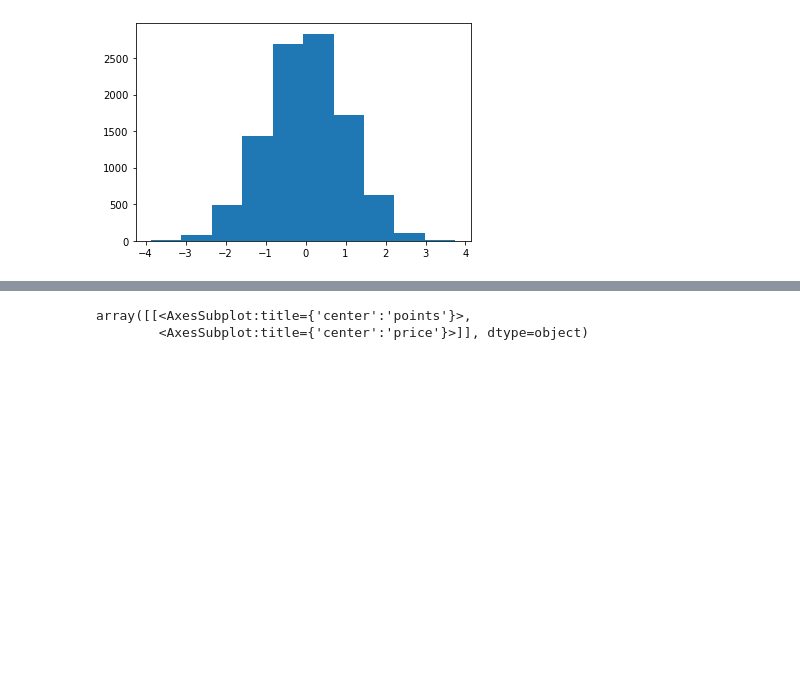
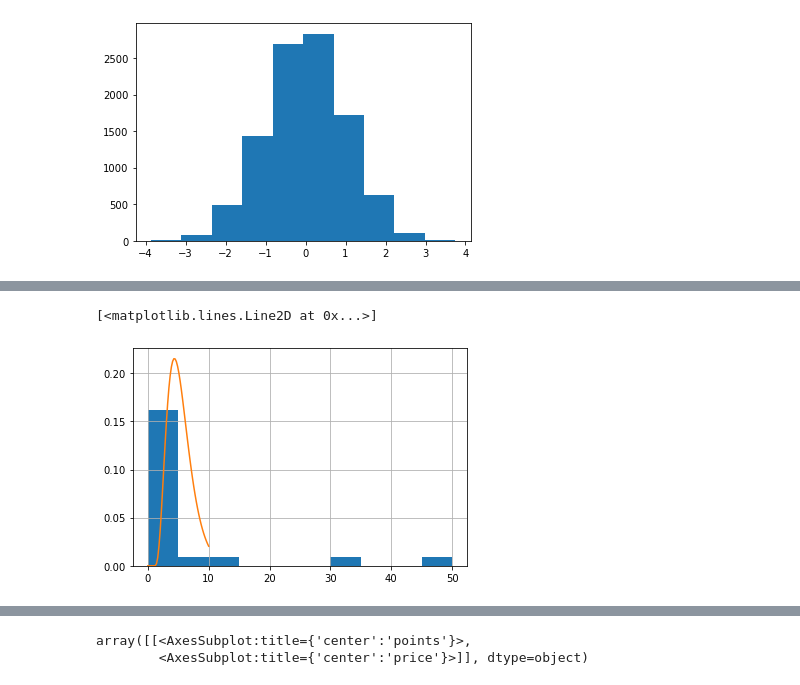
Before and after one commit to JasmnC/DS_MethodOfMovements, a Jupyter notebook: MoM.ipynb, the cells around one changed output, grey strips where cells are left out. Cells and saved outputs as stored; diff of their text form; code cells hidden in the pictures; blank space fills up the shorter version.

```diff
--- a/MoM.ipynb
+++ b/MoM.ipynb
@@ -49,0 +60,3 @@ df.plot(x='price', y='points', marker='.')
+# %%
+df.drop(df[ (df['price'] > Q99)].index , inplace=True)
+df.head(100)
@@ -62,0 +85,16 @@ Q99
+# %%
+# Create a new column with price intervals
+df['price_interval'] = pd.cut(df['price'], bins=np.arange(0, Q99+5, 5), right=False)
+
+# Count the points in each interval for each point value
+result = pd.crosstab(index=df['points'], columns=df['price_interval'])
+
+# Rename the columns to match your desired format
+result.columns = ["under"+str(int(b)) for b in range(5,Q99+5,5)]
+
+result = result.apply(lambda x: (x / x.sum()) * 100, axis=0)
+# Fill NaN values with 0
+result = result.fillna(0).astype(int)
+
+# Print the resulting DataFrame
+print(result)
@@ -78,4 +128,4 @@ Name: 0.99, dtype: float64
 # %%
-mean_points = df["points"].mean()
-mean_points
+mean = result.mean()
+mean
 # %% [output]
@@ -87,0 +170,4 @@ variance_points
+# %%
+alpha_mom = (mean**2)/var
+beta_mom = var/mean
+alpha_mom, beta_mom
@@ -87,0 +192,10 @@ variance_points
+# %%
+from scipy.stats.distributions import gamma
+result.under5.hist(density=True, bins=10)
+plt.plot(np.linspace(0, 10), gamma.pdf(np.linspace(0, 10), alpha_mom[0], beta_mom[0]))
+
+# result.under150.hist(density=True, bins=10)
+# plt.plot(np.linspace(0, 15), gamma.pdf(np.linspace(0, 10), alpha_mom[10], beta_mom[10]))
+# %% [output]
+[<matplotlib.lines.Line2D at 0x...>]
+[figure, added]
```
Also changed, not shown: parts of 20 cells of this notebook.
